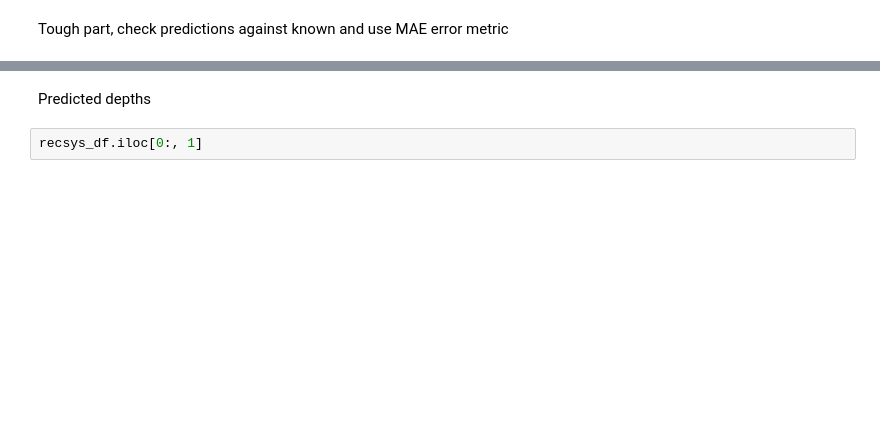
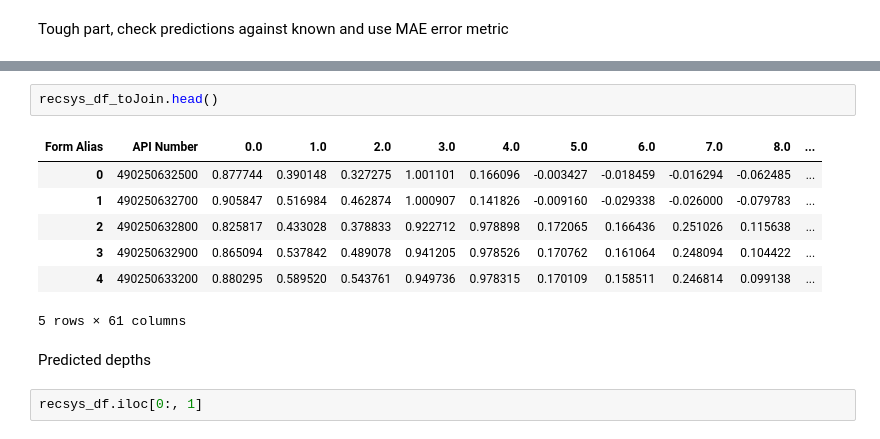
Before and after one commit to SsanyaS14/recommender-system, a Jupyter notebook: shellForModel.ipynb, the cells around one changed output, grey strips where cells are left out. Saved outputs shown, nothing was run; the diff lists cells and outputs as text; blank space fills up the shorter version.

```diff
--- a/shellForModel.ipynb
+++ b/shellForModel.ipynb
@@ -247,3 +254,13 @@ ValueError: Found input variables with inconsistent numbers of samples: [583, 66
+# %%
+recsys_df_toJoin.head()
+# %% [output]
+| Form Alias | API Number | 0.0 | 1.0 | 2.0 | 3.0 | 4.0 | 5.0 | 6.0 | 7.0 | 8.0 | ... |
+| 0 | 490250632500 | 0.877744 | 0.390148 | 0.327275 | 1.001101 | 0.166096 | -0.003427 | -0.018459 | -0.016294 | -0.062485 | ... |
+| 1 | 490250632700 | 0.905847 | 0.516984 | 0.462874 | 1.000907 | 0.141826 | -0.009160 | -0.029338 | -0.026000 | -0.079783 | ... |
+| 2 | 490250632800 | 0.825817 | 0.433028 | 0.378833 | 0.922712 | 0.978898 | 0.172065 | 0.166436 | 0.251026 | 0.115638 | ... |
+| 3 | 490250632900 | 0.865094 | 0.537842 | 0.489078 | 0.941205 | 0.978526 | 0.170762 | 0.161064 | 0.248094 | 0.104422 | ... |
+| 4 | 490250633200 | 0.880295 | 0.589520 | 0.543761 | 0.949736 | 0.978315 | 0.170109 | 0.158511 | 0.246814 | 0.099138 | ... |
+5 rows × 61 columns
 # %% [markdown]
 Predicted depths
 # %%
```
Also changed, not shown: parts of 12 cells of this notebook, 1 other file.
